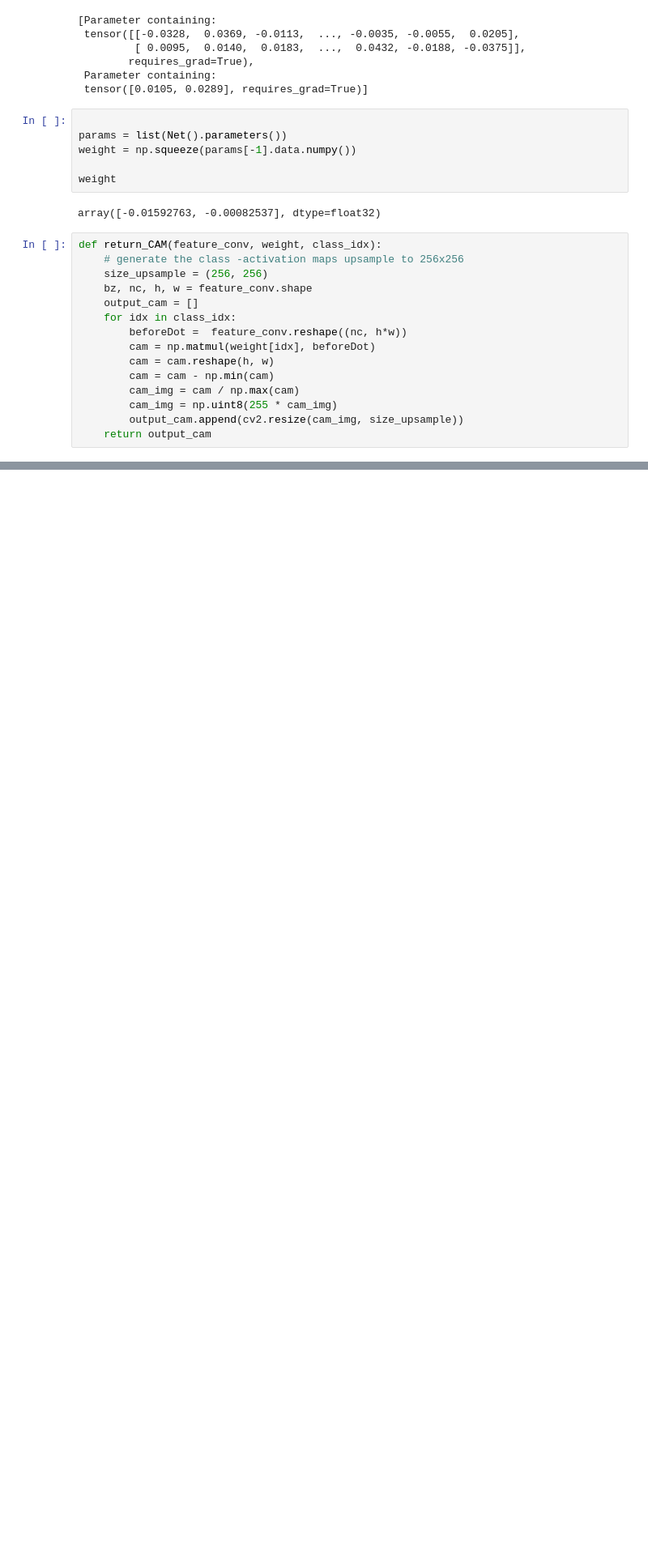
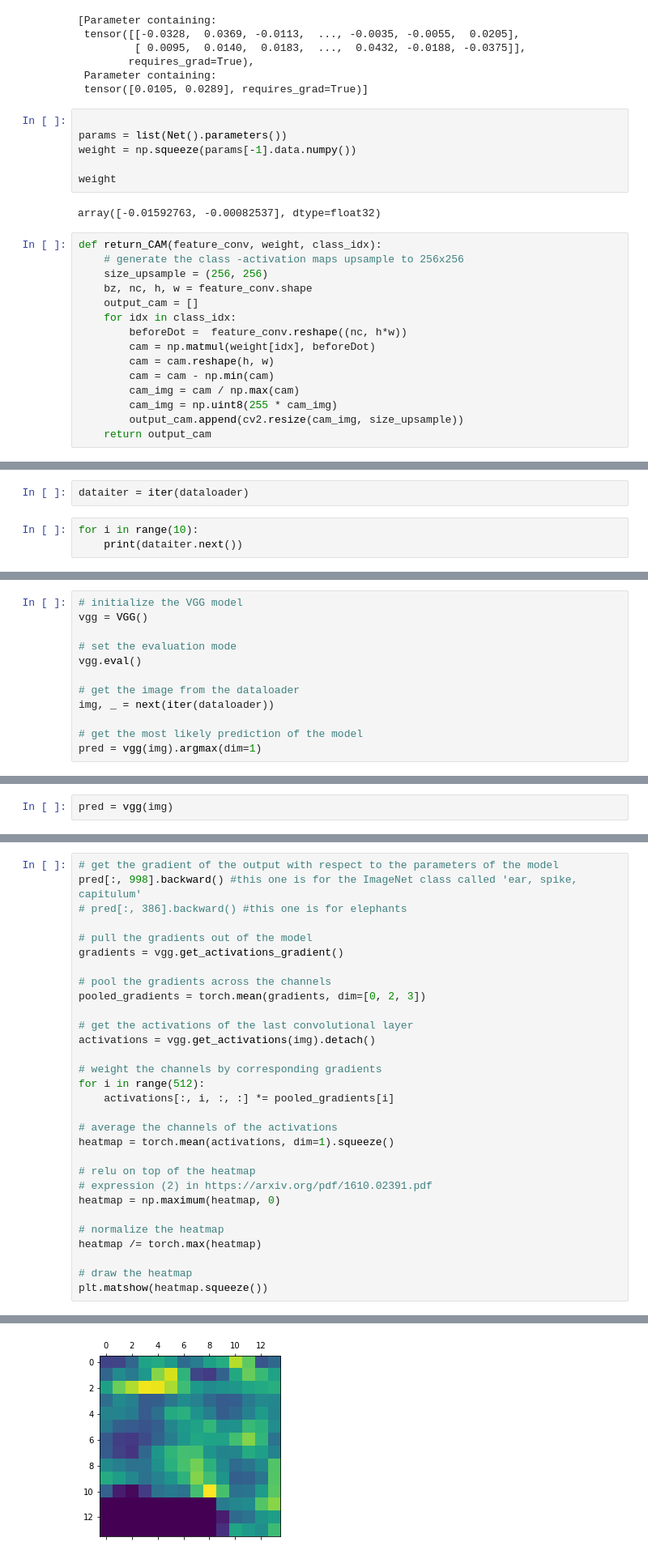
Before and after one commit to matthewrberning/wheat-awn-classification-multiyear, a Jupyter notebook: notebooks/class_activation_mapping.ipynb, the cells around one changed output, grey strips where cells are left out. Shown: that part at 81% size. Cells and saved outputs as stored; diff of their text form; blank space fills up the shorter version.

Commit message:
updates to notebook for class activation mapping for functioning cam test

```diff
--- a/notebooks/class_activation_mapping.ipynb
+++ b/notebooks/class_activation_mapping.ipynb
@@ -245,0 +303,5 @@ def return_CAM(feature_conv, weight, class_idx):
+# %%
+dataiter = iter(dataloader)
+# %%
+for i in range(10):
+    print(dataiter.next())
@@ -245,0 +369,12 @@ def return_CAM(feature_conv, weight, class_idx):
+# %%
+# initialize the VGG model
+vgg = VGG()
+
+# set the evaluation mode
+vgg.eval()
+
+# get the image from the dataloader
+img, _ = next(iter(dataloader))
+
+# get the most likely prediction of the model
+pred = vgg(img).argmax(dim=1)
@@ -245,0 +383,2 @@ def return_CAM(feature_conv, weight, class_idx):
+# %%
+pred = vgg(img)
@@ -245,0 +405,31 @@ def return_CAM(feature_conv, weight, class_idx):
+# %%
+# get the gradient of the output with respect to the parameters of the model
+pred[:, 998].backward() #this one is for the ImageNet class called 'ear, spike, capitulum'
+# pred[:, 386].backward() #this one is for elephants
+
+# pull the gradients out of the model
+gradients = vgg.get_activations_gradient()
+
+# pool the gradients across the channels
+pooled_gradients = torch.mean(gradients, dim=[0, 2, 3])
+
+# get the activations of the last convolutional layer
+activations = vgg.get_activations(img).detach()
+
+# weight the channels by corresponding gradients
+for i in range(512):
+    activations[:, i, :, :] *= pooled_gradients[i]
+
+# average the channels of the activations
+heatmap = torch.mean(activations, dim=1).squeeze()
+
+# relu on top of the heatmap
+# expression (2) in https://arxiv.org/pdf/1610.02391.pdf
+heatmap = np.maximum(heatmap, 0)
+
+# normalize the heatmap
+heatmap /= torch.max(heatmap)
+
+# draw the heatmap
+plt.matshow(heatmap.squeeze())
+# %% [output]
@@ -245,0 +437 @@ def return_CAM(feature_conv, weight, class_idx):
+[figure, added]
```
Also changed, not shown: parts of 13 cells of this notebook.
